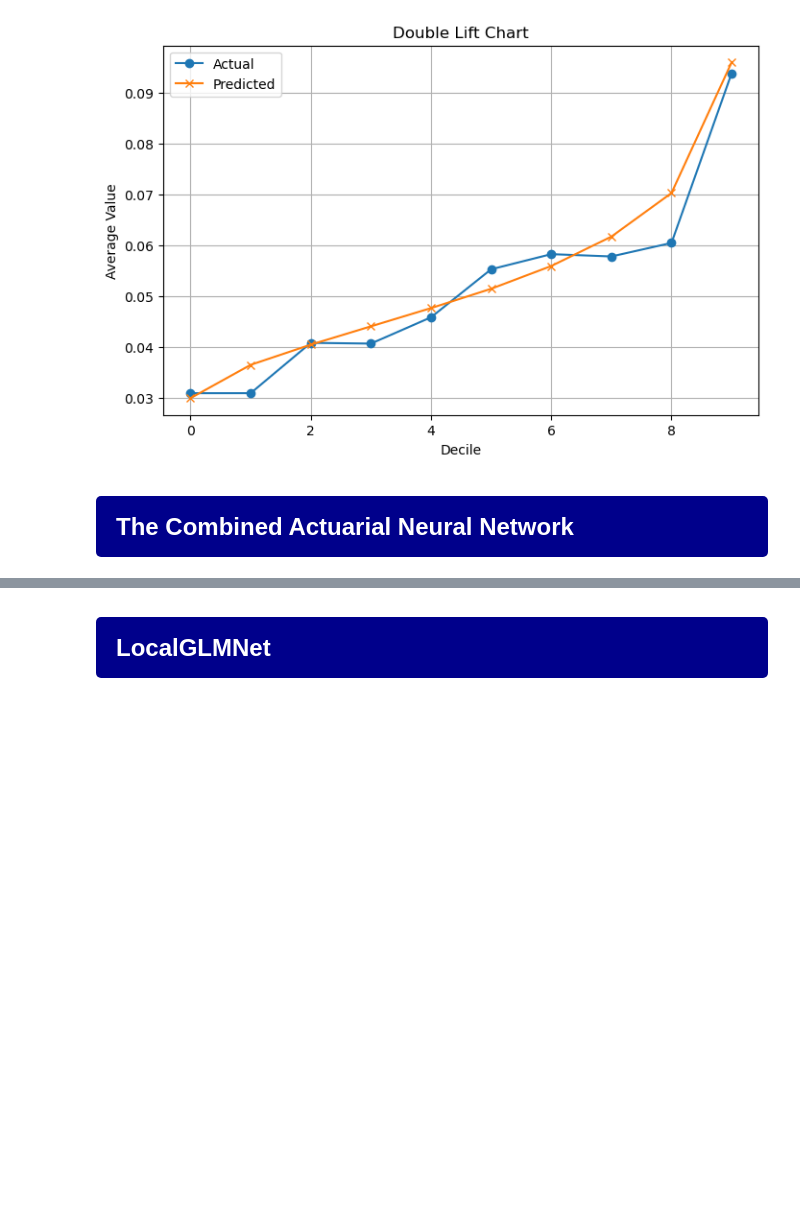
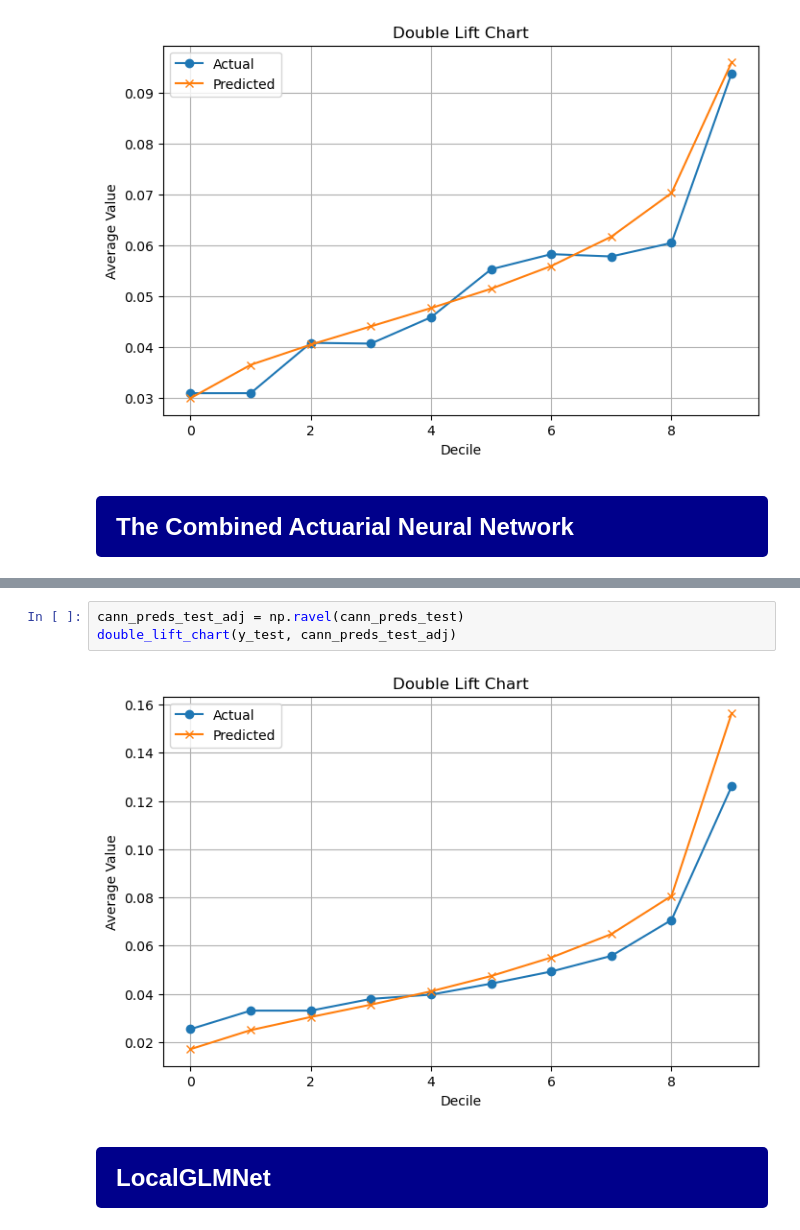
Before and after one commit to bart-custers/DL_for_Actuaries, a Jupyter notebook: notebooks/DL_for_Actuaries.ipynb, the cells around one changed output, grey strips where cells are left out. Saved outputs shown, nothing was run; the diff lists cells and outputs as text; blank space fills up the shorter version.

```diff
--- a/notebooks/DL_for_Actuaries.ipynb
+++ b/notebooks/DL_for_Actuaries.ipynb
@@ -403,3 +395,8 @@ CANN - RMSE: 0.2324, MAE: 0.0937, Poisson Deviance: 0.3020
+# %%
+cann_preds_test_adj = np.ravel(cann_preds_test)
+double_lift_chart(y_test, cann_preds_test_adj)
+# %% [output]
+[figure, added]
 # %% [markdown]
 <a id="localglm"></a>
 <div style="padding:20px;color:white;margin:0;font-size:24px;font-family:Georgia;text-align:left;display:fill;border-radius:5px;background-color:darkblue;overflow:hidden"><b>LocalGLMNet</b></div>
```
Also changed, not shown: parts of 17 cells of this notebook, 1 other file.
